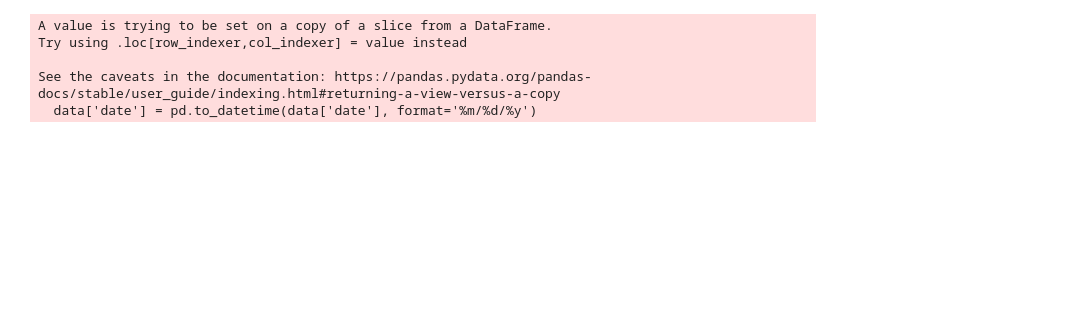
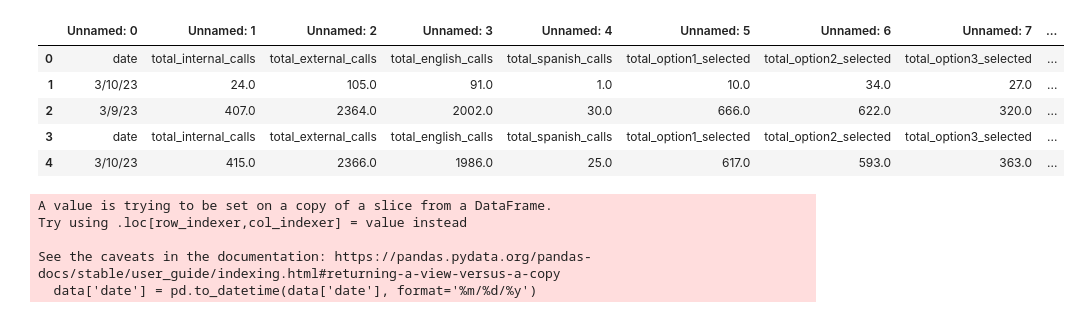
Before and after one commit to mfturra/python-practice, a Jupyter notebook: work-work/modify-excel.ipynb, the cells around one changed output. Cells and saved outputs as stored; diff of their text form; code cells hidden in the pictures; blank space fills up the shorter version.

```diff
--- a/work-work/modify-excel.ipynb
+++ b/work-work/modify-excel.ipynb
@@ -10,13 +10,18 @@ import matplotlib.dates as mdates
 master_path = r'C:\Users\MT1070\Desktop\Master Call Volume\pilot-extracts'
 
 # Display names of files in folder
-file_names = glob2.glob(master_path + "/*.xlsx")
+call_volume_path = r'C\Users\MT1070\Desktop\Master Call Volume\call-volume-extracts'
+call_volume_extracts = glob2.glob(call_volume_path + "/*.xlsx")
+
+speech_report_path = r'C\Users\MT1070\Desktop\Master Call Volume\speech-report-extracts'
+speech_report_extracts = glob2.glob(speech_report_path + "/*.xlsx")
+
 
 # Initialize an empty data frame to store data from all files
 final_sheet = pd.DataFrame()
 # %%
 # Iteratively read data extracts and append them to the final DataFrame
-for file in file_names:
+for file in call_volume_extracts:
     try:
         df = pd.read_excel(file, sheet_name=None, skipfooter=2, engine='openpyxl')
         df_concat = pd.concat(df.values(), ignore_index=True, sort=False)
@@ -28,6 +33,15 @@ for file in file_names:
 # Combine data into a new Excel file
 master_file_path = r"C:\Users\MT1070\Desktop\Master Call Volume\SpinSci Call Volume Evaluation.xlsx"
 final_sheet.to_excel(master_file_path, sheet_name='Raw Data', index=False)
+# %%
+final_sheet.head()
+# %% [output]
+|  | Unnamed: 0 | Unnamed: 1 | Unnamed: 2 | Unnamed: 3 | Unnamed: 4 | Unnamed: 5 | Unnamed: 6 | Unnamed: 7 | ... |
+| 0 | date | total_internal_calls | total_external_calls | total_english_calls | total_spanish_calls | total_option1_selected | total_option2_selected | total_option3_selected | ... |
+| 1 | 3/10/23 | 24.0 | 105.0 | 91.0 | 1.0 | 10.0 | 34.0 | 27.0 | ... |
+| 2 | 3/9/23 | 407.0 | 2364.0 | 2002.0 | 30.0 | 666.0 | 622.0 | 320.0 | ... |
+| 3 | date | total_internal_calls | total_external_calls | total_english_calls | total_spanish_calls | total_option1_selected | total_option2_selected | total_option3_selected | ... |
+| 4 | 3/10/23 | 415.0 | 2366.0 | 1986.0 | 25.0 | 617.0 | 593.0 | 363.0 | ... |
 # %%
 # Specify paths to files
 file_path = r'C:\Users\MT1070\Desktop\Master Call Volume\SpinSci Call Volume Evaluation.xlsx'
```
Also changed, not shown: parts of 5 cells of this notebook.
